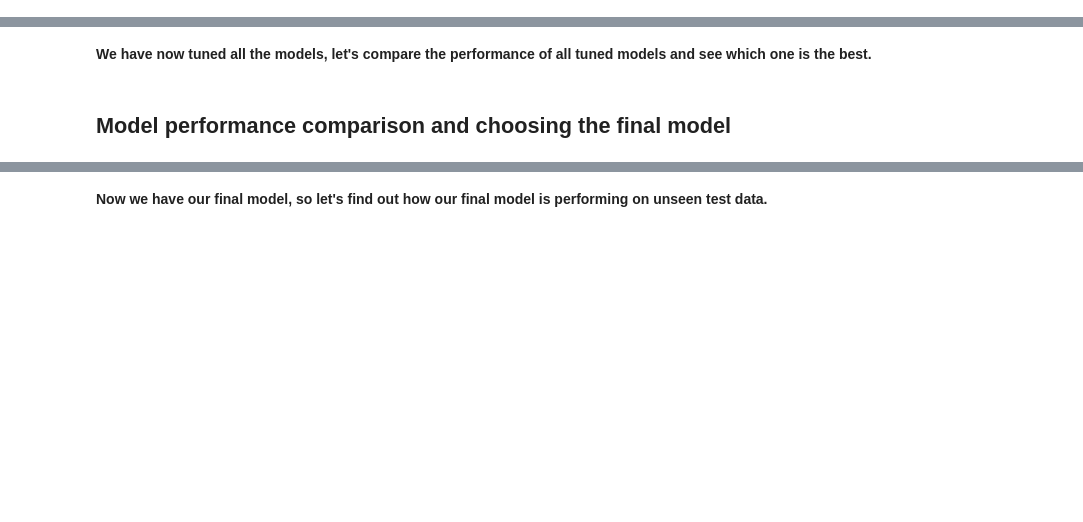
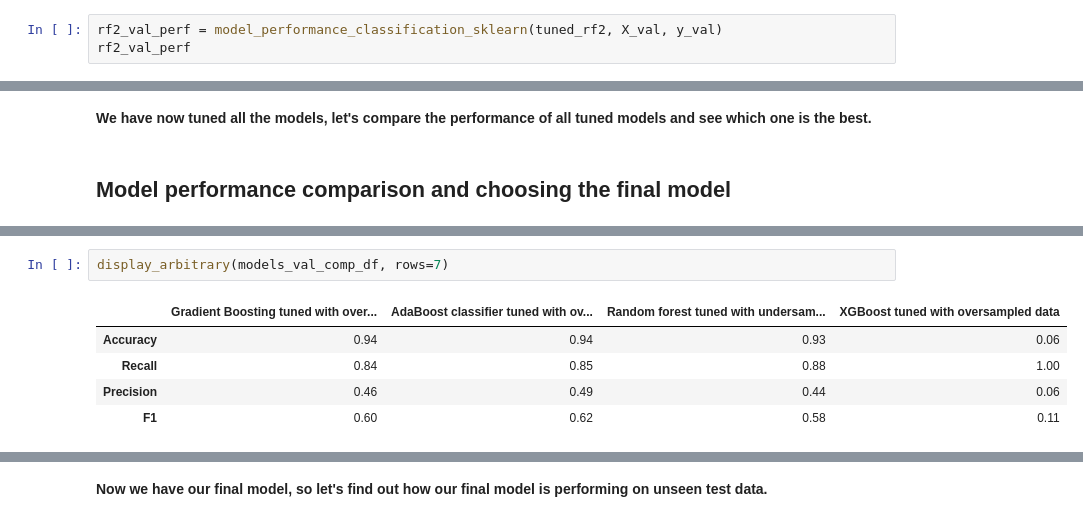
Before and after one commit to CoderSales/codespaces-jupyter, a Jupyter notebook: notebooks/MT_Project_LearnerNotebook_LowCode.ipynb, the cells around one changed output, grey strips where cells are left out. Saved outputs shown, nothing was run; the diff lists cells and outputs as text; blank space fills up the shorter version.

```diff
--- a/notebooks/MT_Project_LearnerNotebook_LowCode.ipynb
+++ b/notebooks/MT_Project_LearnerNotebook_LowCode.ipynb
@@ -1819,2 +1878,5 @@ rf2_val_perf
 [interactive output not drawn]
 [interactive output not drawn]
+# %%
+rf2_val_perf = model_performance_classification_sklearn(tuned_rf2, X_val, y_val)
+rf2_val_perf
@@ -2029,0 +2208,8 @@ models_val_comp_df ## Write the code to compare the performance on validation se
+# %%
+display_arbitrary(models_val_comp_df, rows=7)
+# %% [output]
+|  | Gradient Boosting tuned with over... | AdaBoost classifier tuned with ov... | Random forest tuned with undersam... | XGBoost tuned with oversampled data |
+| Accuracy | 0.94 | 0.94 | 0.93 | 0.06 |
+| Recall | 0.84 | 0.85 | 0.88 | 1.00 |
+| Precision | 0.46 | 0.49 | 0.44 | 0.06 |
+| F1 | 0.60 | 0.62 | 0.58 | 0.11 |
```
Also changed, not shown: parts of 36 cells of this notebook.
